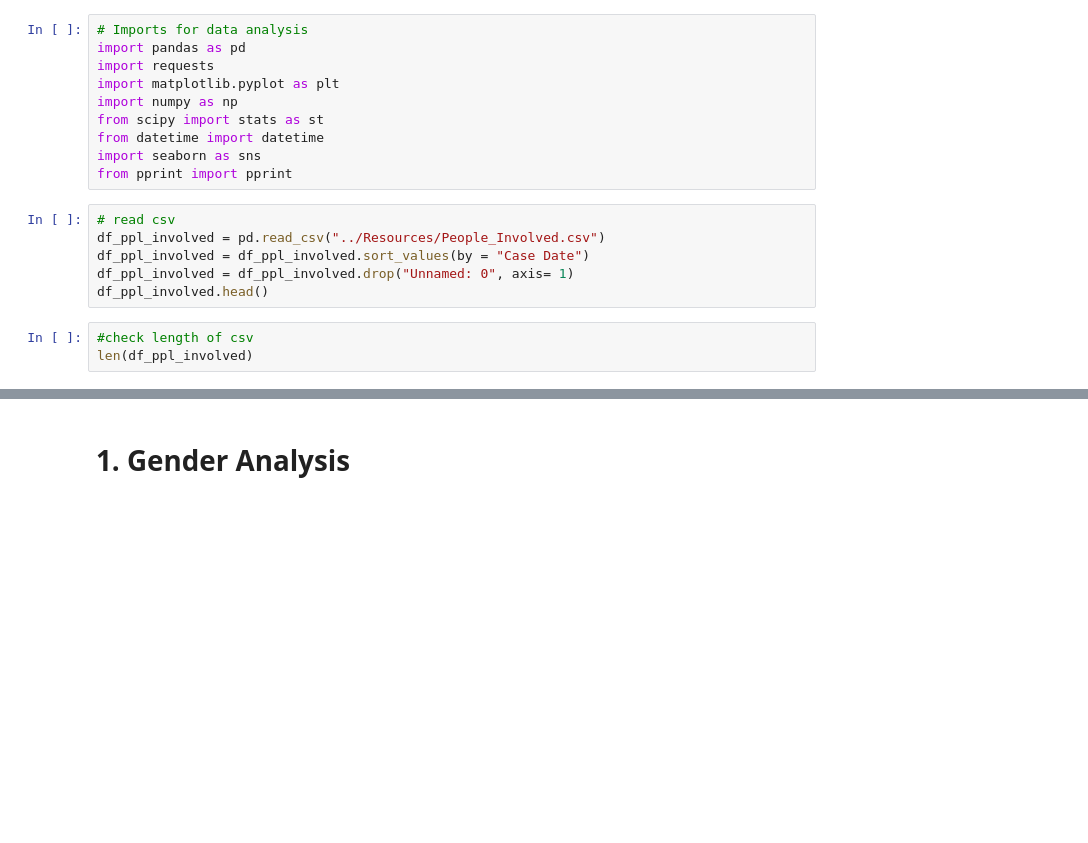
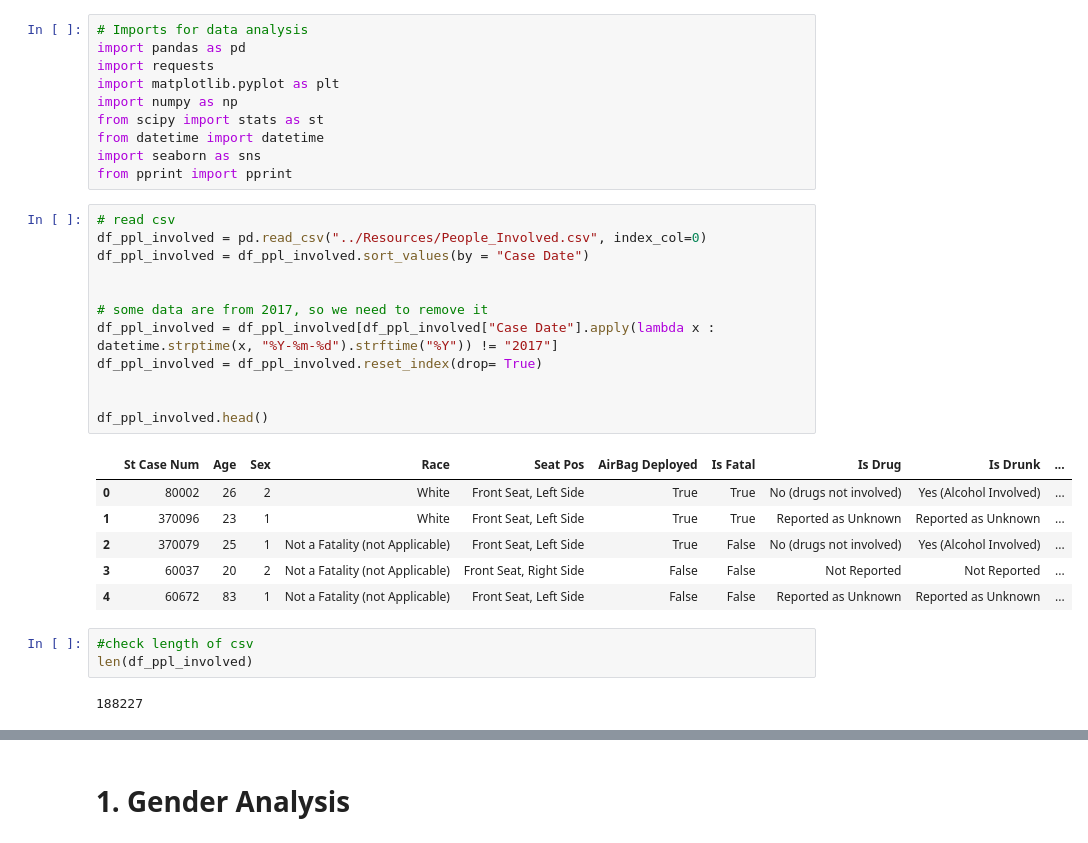
Before and after one commit to dcheung0720/Data-Wizards-1, a Jupyter notebook: Analysis/CrashAnalysis.ipynb, the cells around one changed output, grey strips where cells are left out. Saved outputs shown, nothing was run; the diff lists cells and outputs as text; blank space fills up the shorter version.

```diff
--- a/Analysis/CrashAnalysis.ipynb
+++ b/Analysis/CrashAnalysis.ipynb
@@ -10,13 +10,28 @@ import seaborn as sns
 from pprint import pprint
 # %%
 # read csv
-df_ppl_involved = pd.read_csv("../Resources/People_Involved.csv")
+df_ppl_involved = pd.read_csv("../Resources/People_Involved.csv", index_col=0)
 df_ppl_involved = df_ppl_involved.sort_values(by = "Case Date")
-df_ppl_involved = df_ppl_involved.drop("Unnamed: 0", axis= 1)
+
+
+# some data are from 2017, so we need to remove it
+df_ppl_involved = df_ppl_involved[df_ppl_involved["Case Date"].apply(lambda x : datetime.strptime(x, "%Y-%m-%d").strftime("%Y")) != "2017"]
+df_ppl_involved = df_ppl_involved.reset_index(drop= True)
+
+
 df_ppl_involved.head()
+# %% [output]
+|  | St Case Num | Age | Sex | Race | Seat Pos | AirBag Deployed | Is Fatal | Is Drug | Is Drunk | ... |
+| 0 | 80002 | 26 | 2 | White | Front Seat, Left Side | True | True | No (drugs not involved) | Yes (Alcohol Involved) | ... |
+| 1 | 370096 | 23 | 1 | White | Front Seat, Left Side | True | True | Reported as Unknown | Reported as Unknown | ... |
+| 2 | 370079 | 25 | 1 | Not a Fatality (not Applicable) | Front Seat, Left Side | True | False | No (drugs not involved) | Yes (Alcohol Involved) | ... |
+| 3 | 60037 | 20 | 2 | Not a Fatality (not Applicable) | Front Seat, Right Side | False | False | Not Reported | Not Reported | ... |
+| 4 | 60672 | 83 | 1 | Not a Fatality (not Applicable) | Front Seat, Left Side | False | False | Reported as Unknown | Reported as Unknown | ... |
 # %%
 #check length of csv
 len(df_ppl_involved)
+# %% [output]
+188227
 # %%
 df_ppl_involved["Case Year"] = df_ppl_involved["Case Date"].apply(lambda x: datetime.strptime(x, '%Y-%m-%d').strftime("%Y"))
 df_ppl_involved.head()
```
Also changed, not shown: parts of 15 cells of this notebook.
